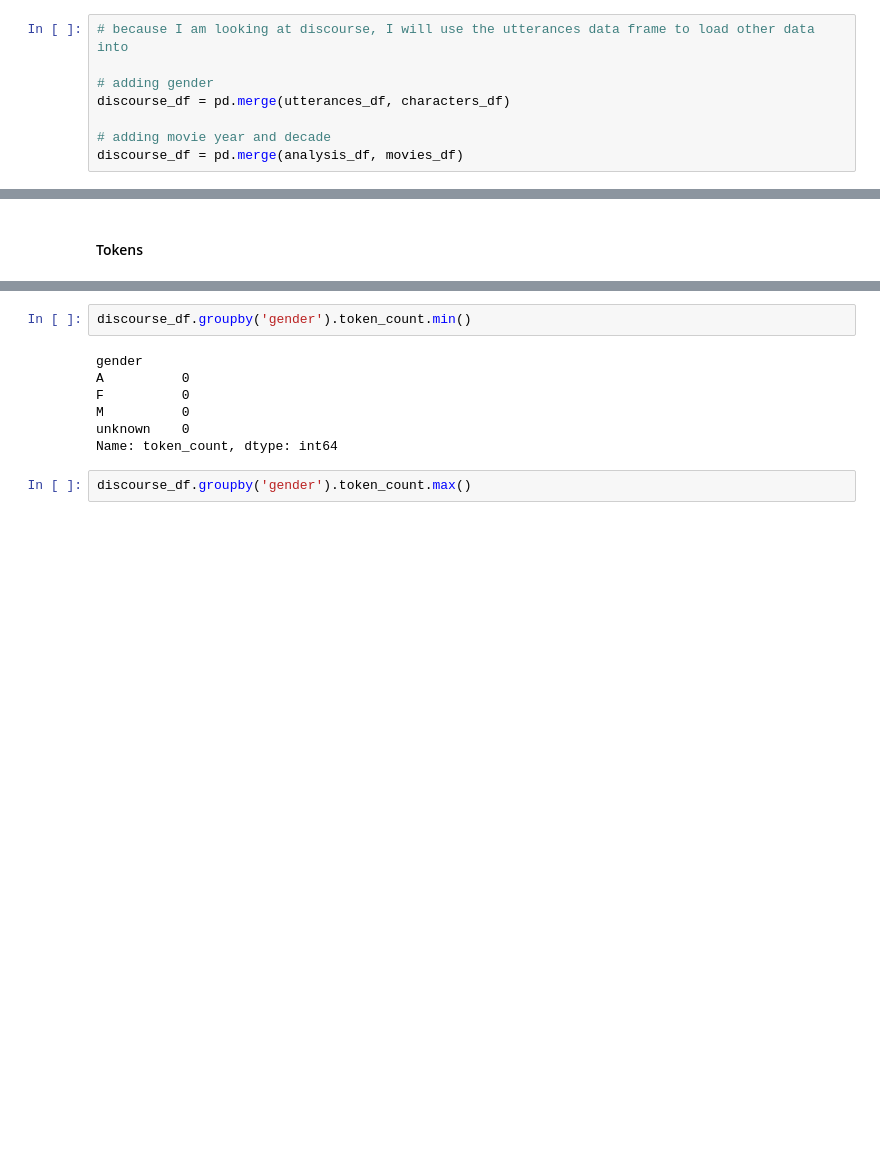
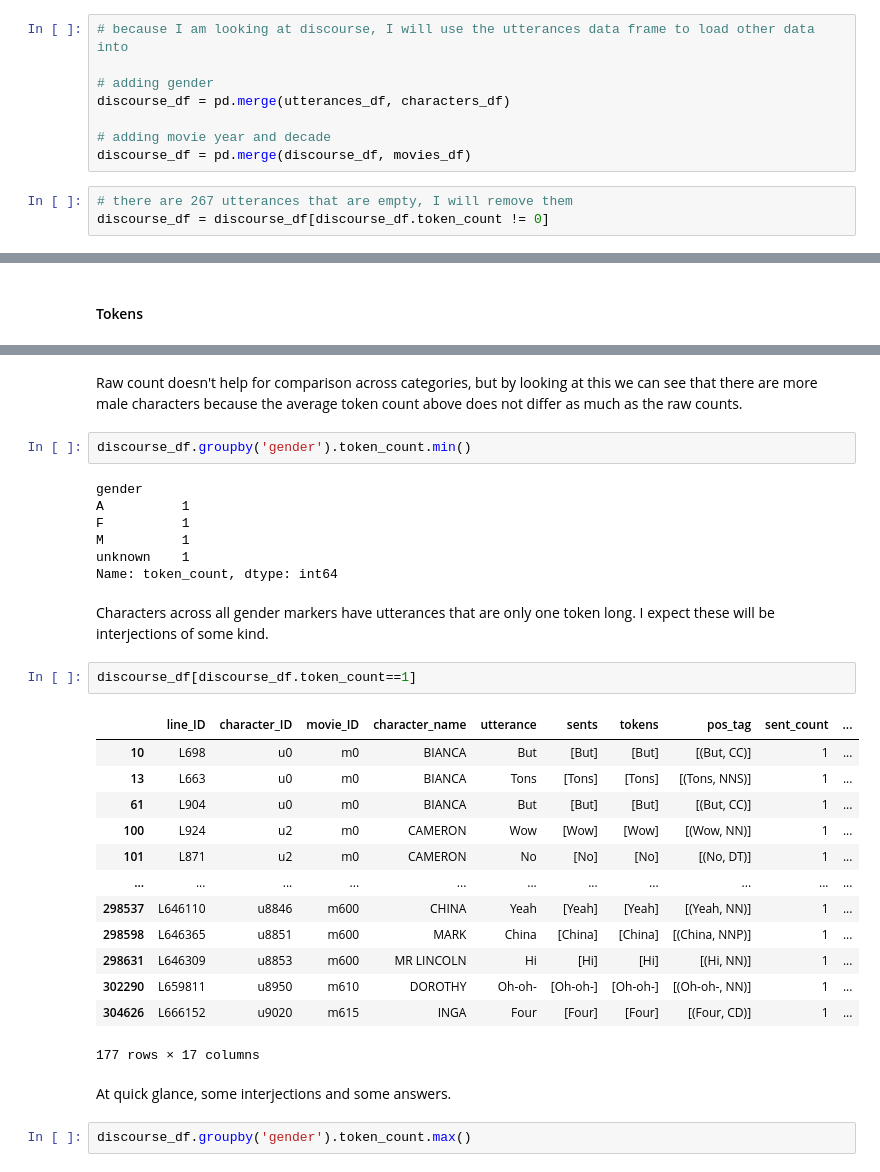
Before and after one commit to Data-Science-for-Linguists-2023/Movie-Gender-Dialogue-Analysis, a Jupyter notebook: Analysis_Notebook.ipynb, the cells around one changed output, grey strips where cells are left out. Saved outputs shown, nothing was run; the diff lists cells and outputs as text; blank space fills up the shorter version.

Commit message:
synthesizing the data and beginning linguistic analysis

```diff
--- a/Analysis_Notebook.ipynb
+++ b/Analysis_Notebook.ipynb
@@ -69,7 +71,10 @@ utterances_df.head()
 discourse_df = pd.merge(utterances_df, characters_df)
 
 # adding movie year and decade
-discourse_df = pd.merge(analysis_df, movies_df)
+discourse_df = pd.merge(discourse_df, movies_df)
+# %%
+# there are 267 utterances that are empty, I will remove them
+discourse_df = discourse_df[discourse_df.token_count != 0]
 # %%
 discourse_df.head()
 # %% [output]
@@ -126,12 +125,34 @@ Name: token_count, dtype: int64
+# %% [markdown]
+Raw count doesn't help for comparison across categories, but by looking at this we can see that there are more male characters because the average token count above does not differ as much as the raw counts.
 # %%
 discourse_df.groupby('gender').token_count.min()
 # %% [output]
 gender
-A          0
-F          0
-M          0
-unknown    0
+A          1
+F          1
+M          1
+unknown    1
 Name: token_count, dtype: int64
+# %% [markdown]
+Characters across all gender markers have utterances that are only one token long. I expect these will be interjections of some kind.
+# %%
+discourse_df[discourse_df.token_count==1]
+# %% [output]
+|  | line_ID | character_ID | movie_ID | character_name | utterance | sents | tokens | pos_tag | sent_count | ... |
+| 10 | L698 | u0 | m0 | BIANCA | But | [But] | [But] | [(But, CC)] | 1 | ... |
+| 13 | L663 | u0 | m0 | BIANCA | Tons | [Tons] | [Tons] | [(Tons, NNS)] | 1 | ... |
+| 61 | L904 | u0 | m0 | BIANCA | But | [But] | [But] | [(But, CC)] | 1 | ... |
+| 100 | L924 | u2 | m0 | CAMERON | Wow | [Wow] | [Wow] | [(Wow, NN)] | 1 | ... |
+| 101 | L871 | u2 | m0 | CAMERON | No | [No] | [No] | [(No, DT)] | 1 | ... |
+| ... | ... | ... | ... | ... | ... | ... | ... | ... | ... | ... |
+| 298537 | L646110 | u8846 | m600 | CHINA | Yeah | [Yeah] | [Yeah] | [(Yeah, NN)] | 1 | ... |
+| 298598 | L646365 | u8851 | m600 | MARK | China | [China] | [China] | [(China, NNP)] | 1 | ... |
+| 298631 | L646309 | u8853 | m600 | MR LINCOLN | Hi | [Hi] | [Hi] | [(Hi, NN)] | 1 | ... |
+| 302290 | L659811 | u8950 | m610 | DOROTHY | Oh-oh- | [Oh-oh-] | [Oh-oh-] | [(Oh-oh-, NN)] | 1 | ... |
+| 304626 | L666152 | u9020 | m615 | INGA | Four | [Four] | [Four] | [(Four, CD)] | 1 | ... |
+177 rows × 17 columns
+# %% [markdown]
+At quick glance, some interjections and some answers.
 # %%
 discourse_df.groupby('gender').token_count.max()
 # %% [output]
```
Also changed, not shown: parts of 30 cells of this notebook.
